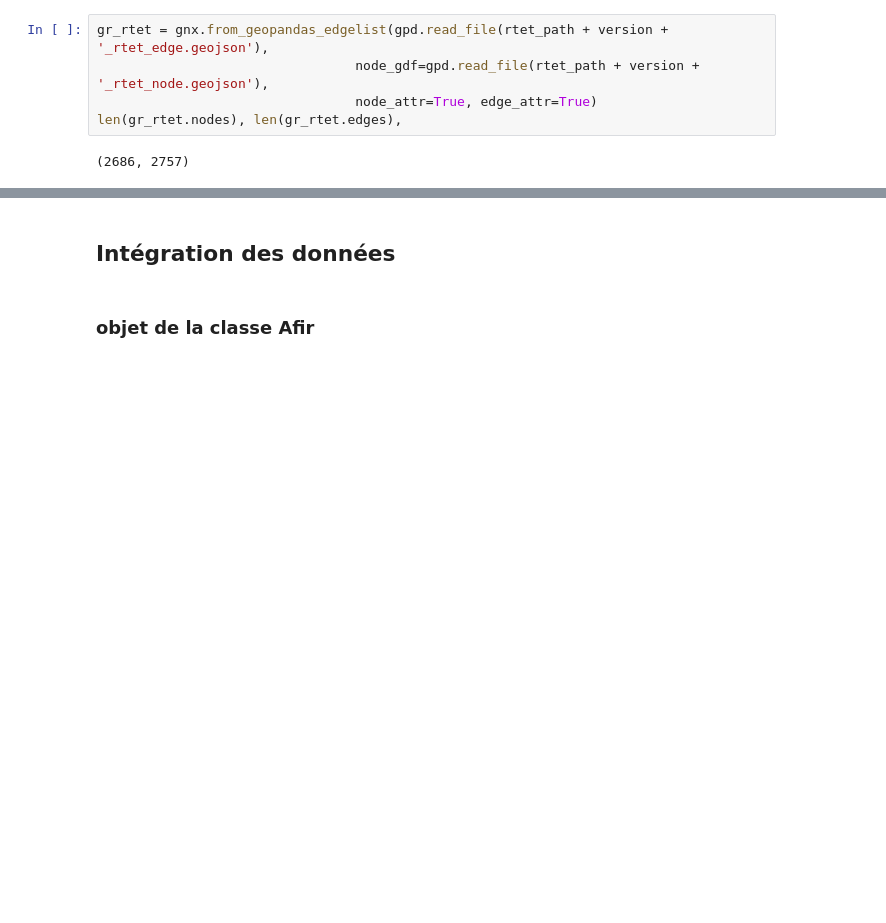
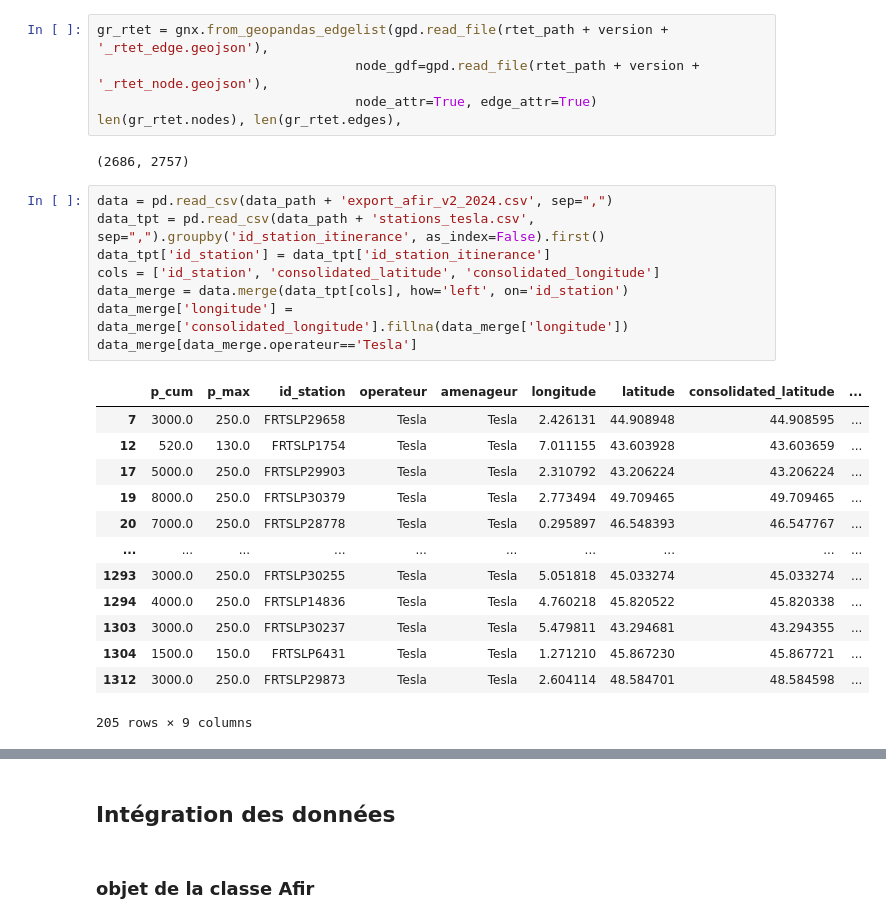
Before and after one commit to loco-labs/qualicharge-rtet, a Jupyter notebook: notebooks/afir_qualicharge.ipynb, the cells around one changed output, grey strips where cells are left out. Cells and saved outputs as stored; diff of their text form; blank space fills up the shorter version.

```diff
--- a/notebooks/afir_qualicharge.ipynb
+++ b/notebooks/afir_qualicharge.ipynb
@@ -44,4 +46,26 @@ gr_rtet = gnx.from_geopandas_edgelist(gpd.read_file(rtet_path + version + '_rtet
 len(gr_rtet.nodes), len(gr_rtet.edges),
 # %% [output]
 (2686, 2757)
+# %%
+data = pd.read_csv(data_path + 'export_afir_v2_2024.csv', sep=",")
+data_tpt = pd.read_csv(data_path + 'stations_tesla.csv', sep=",").groupby('id_station_itinerance', as_index=False).first()
+data_tpt['id_station'] = data_tpt['id_station_itinerance']
+cols = ['id_station', 'consolidated_latitude', 'consolidated_longitude']
+data_merge = data.merge(data_tpt[cols], how='left', on='id_station')
+data_merge['longitude'] = data_merge['consolidated_longitude'].fillna(data_merge['longitude'])
+data_merge[data_merge.operateur=='Tesla']
+# %% [output]
+|  | p_cum | p_max | id_station | operateur | amenageur | longitude | latitude | consolidated_latitude | ... |
+| 7 | 3000.0 | 250.0 | FRTSLP29658 | Tesla | Tesla | 2.426131 | 44.908948 | 44.908595 | ... |
+| 12 | 520.0 | 130.0 | FRTSLP1754 | Tesla | Tesla | 7.011155 | 43.603928 | 43.603659 | ... |
+| 17 | 5000.0 | 250.0 | FRTSLP29903 | Tesla | Tesla | 2.310792 | 43.206224 | 43.206224 | ... |
+| 19 | 8000.0 | 250.0 | FRTSLP30379 | Tesla | Tesla | 2.773494 | 49.709465 | 49.709465 | ... |
+| 20 | 7000.0 | 250.0 | FRTSLP28778 | Tesla | Tesla | 0.295897 | 46.548393 | 46.547767 | ... |
+| ... | ... | ... | ... | ... | ... | ... | ... | ... | ... |
+| 1293 | 3000.0 | 250.0 | FRTSLP30255 | Tesla | Tesla | 5.051818 | 45.033274 | 45.033274 | ... |
+| 1294 | 4000.0 | 250.0 | FRTSLP14836 | Tesla | Tesla | 4.760218 | 45.820522 | 45.820338 | ... |
+| 1303 | 3000.0 | 250.0 | FRTSLP30237 | Tesla | Tesla | 5.479811 | 43.294681 | 43.294355 | ... |
+| 1304 | 1500.0 | 150.0 | FRTSLP6431 | Tesla | Tesla | 1.271210 | 45.867230 | 45.867721 | ... |
+| 1312 | 3000.0 | 250.0 | FRTSLP29873 | Tesla | Tesla | 2.604114 | 48.584701 | 48.584598 | ... |
+205 rows × 9 columns
 # %%
```
Also changed, not shown: parts of 10 cells of this notebook, 2 other files.
